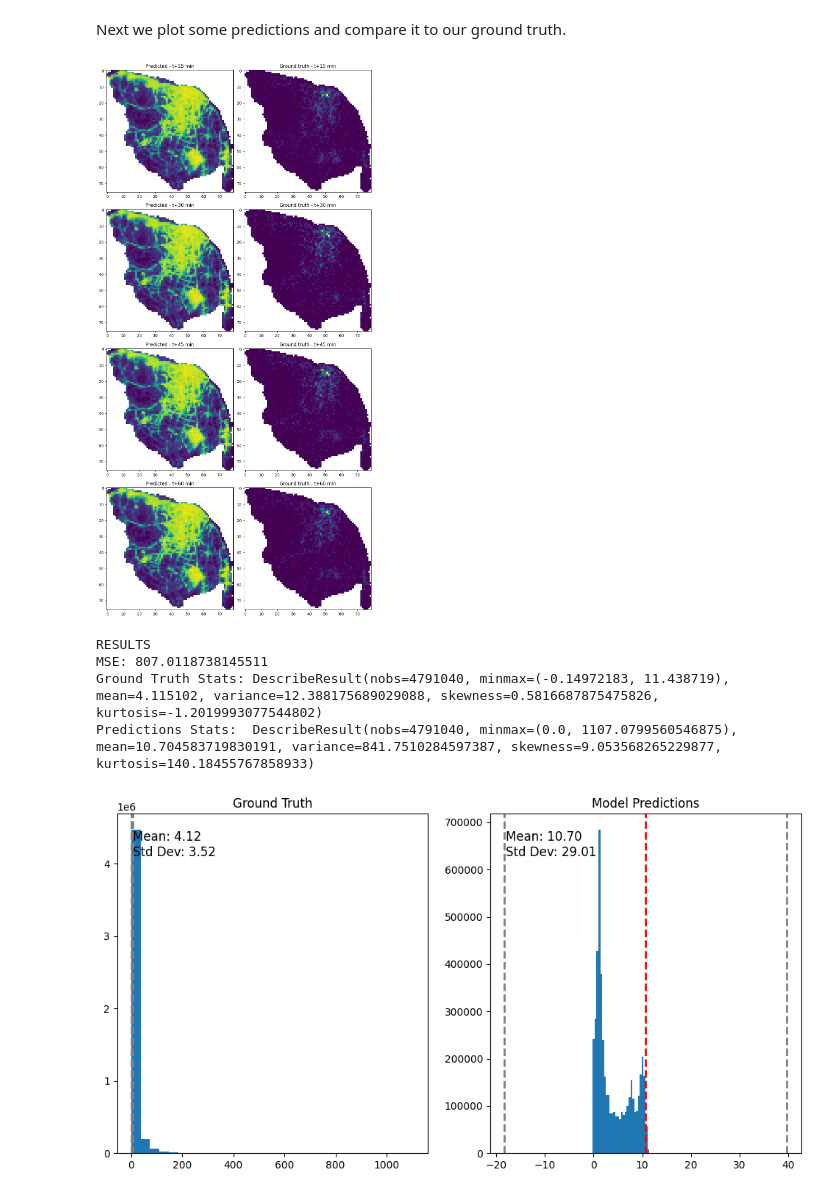
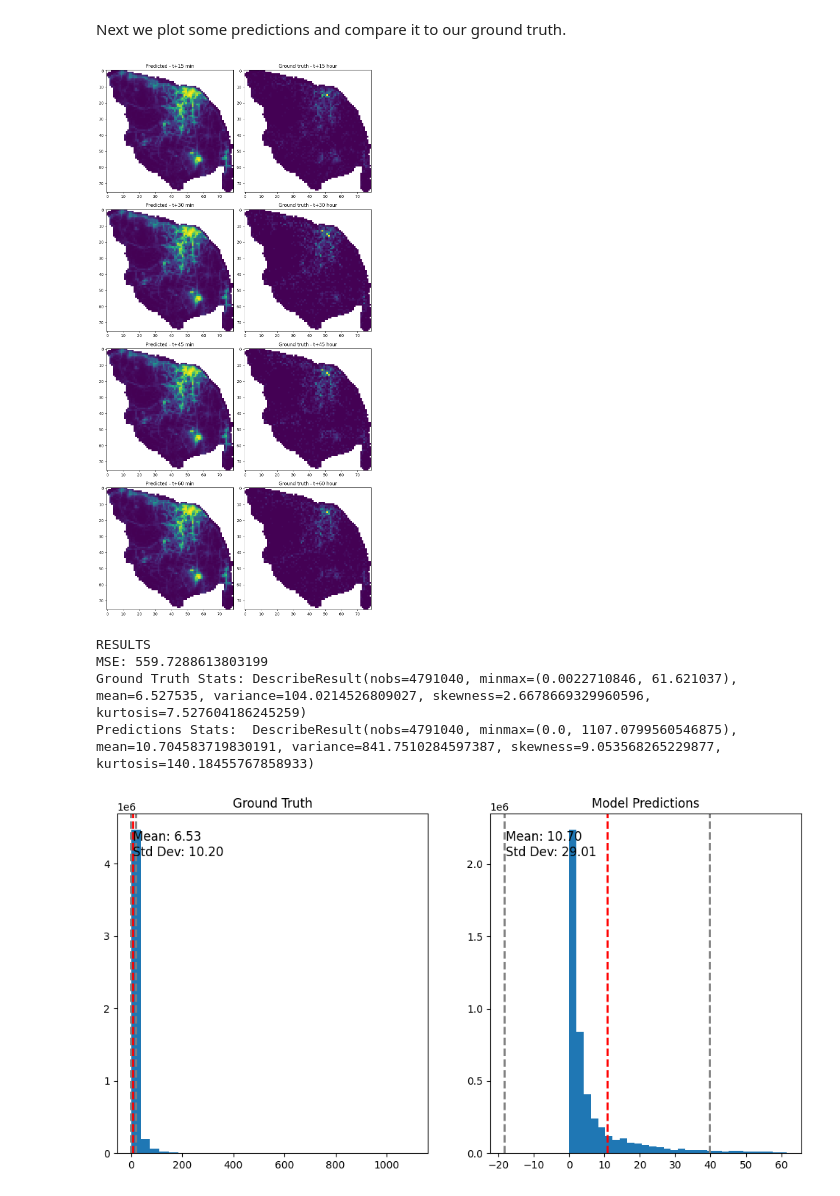
Before and after one commit to duarteoliper/WDL_2023, a Jupyter notebook: notebooks/iterate_modelling.ipynb, the cells around one changed output. Saved outputs shown, nothing was run; the diff lists cells and outputs as text; code cells hidden in the pictures.

Commit message:
fix: running on trained model

```diff
--- a/notebooks/iterate_modelling.ipynb
+++ b/notebooks/iterate_modelling.ipynb
@@ -404,6 +226,6 @@ FORECAST_RANGE = 4
 shift = 4
 
 train_dataset, validation_dataset, test_dataset, output_shape = ingestion(data, window_size, shift=shift, batch_size=32, forecast_range=FORECAST_RANGE)
-model = tf.keras.models.load_model('models/model.h5')
+model = tf.keras.models.load_model('models/model24h_1h.h5')
 # %% [output]
 Whole dataset shape: (8736, 76, 79, 11)
@@ -480,22 +310,22 @@ def pred_into_grid(pred, ground_truth):
 # %%
 example_pred  = predictions[0,0]
 example_truth = ys[0,0]
 
 fig, axs = plt.subplots(nrows=4, ncols=2, figsize=(10, 20))
 
 for time in range(4):
     # Define some pred and ground truth here
     pred_2d, ground_truth_2d = pred_into_grid(example_pred[time], example_truth[time])
 
     axs[time,0].set_title(f'Predicted - t+{15*(time+1)} min')
     axs[time,0].imshow(pred_2d)
 
-    axs[time,1].set_title(f'Ground truth - t+{15*(time+1)} min')
+    axs[time,1].set_title(f'Ground truth - t+{15*(time+1)} hour')
     axs[time,1].imshow(ground_truth_2d)
 plt.tight_layout()
 plt.show()
 # %% [output]
-[figure, old version]
+[figure, new version]
 # %%
 truth_stats = stats.describe(predictions.flatten())
 pred_stats = stats.describe(ys.flatten())
@@ -506,8 +336,8 @@ print("Ground Truth Stats:", truth_stats)
 print("Predictions Stats: ", pred_stats)
 # %% [output]
 RESULTS
-MSE: 807.0118738145511
-Ground Truth Stats: DescribeResult(nobs=4791040, minmax=(-0.14972183, 11.438719), mean=4.115102, variance=12.388175689029088, skewness=0.5816687875475826, kurtosis=-1.2019993077544802)
+MSE: 559.7288613803199
+Ground Truth Stats: DescribeResult(nobs=4791040, minmax=(0.0022710846, 61.621037), mean=6.527535, variance=104.0214526809027, skewness=2.6678669329960596, kurtosis=7.527604186245259)
 Predictions Stats:  DescribeResult(nobs=4791040, minmax=(0.0, 1107.0799560546875), mean=10.704583719830191, variance=841.7510284597387, skewness=9.053568265229877, kurtosis=140.18455767858933)
 # %%
 fig, (ax1, ax2) = plt.subplots(ncols=2, figsize=(12, 6))
@@ -528,4 +358,4 @@ ax2.text(0.05, 0.95, f"Mean: {pred_stats.mean:.2f}\nStd Dev: {pred_stats.varianc
 
 plt.show()
 # %% [output]
-[figure, old version]
+[figure, new version]
```
Also changed, not shown: parts of 5 cells of this notebook.
